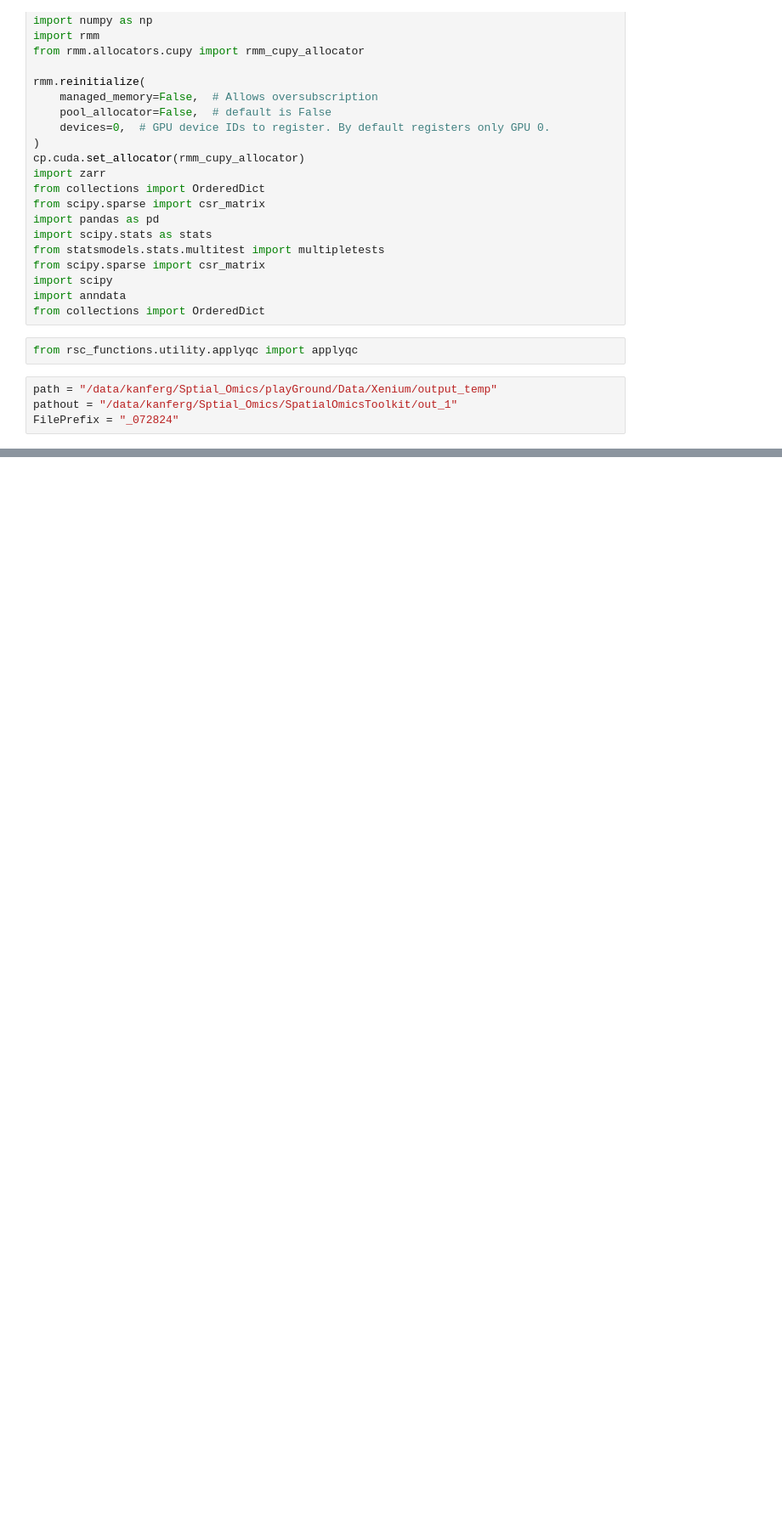
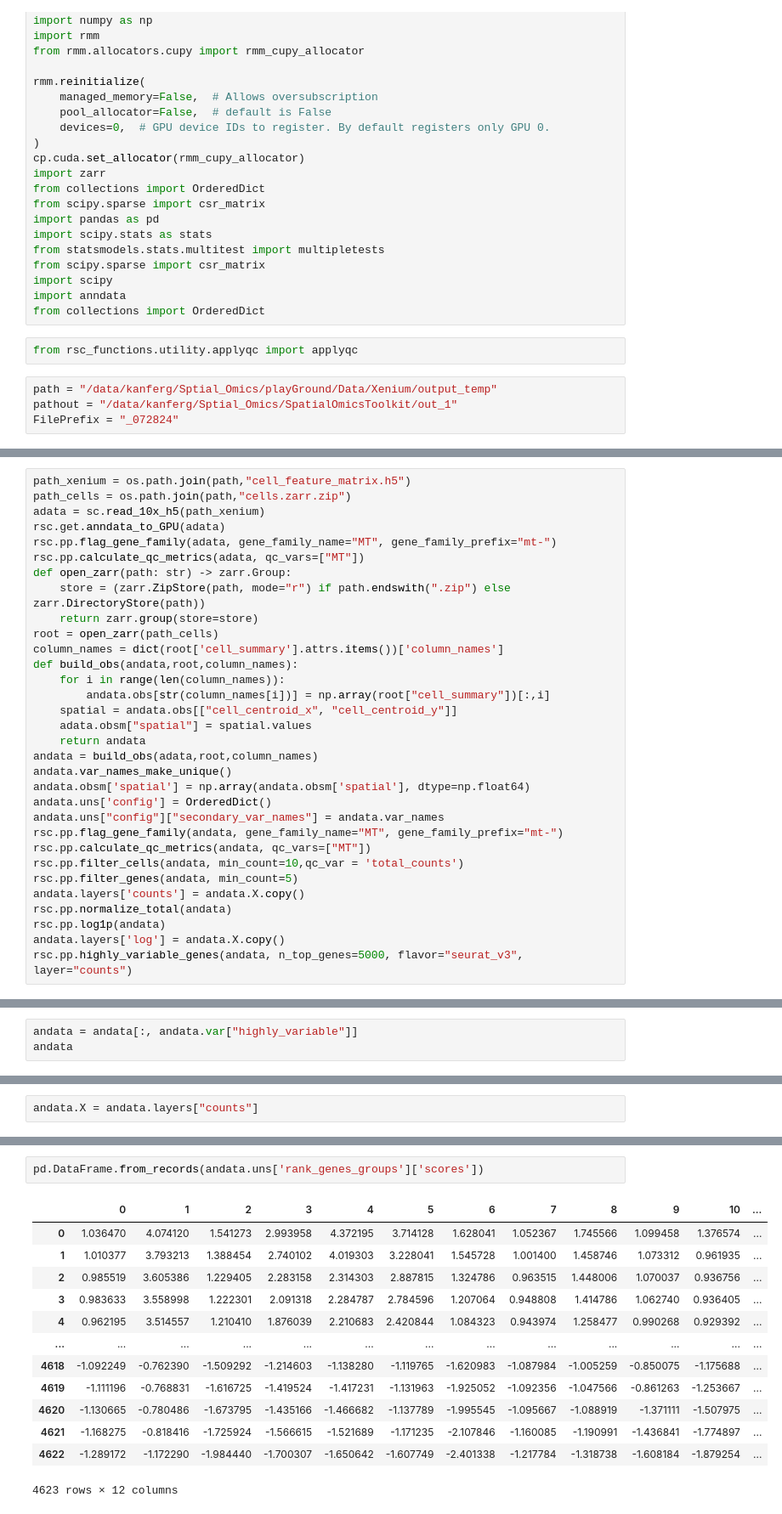
Before and after one commit to gkanfer/SpatialOmicsToolkit, a Jupyter notebook: Untitled.ipynb, the cells around one changed output, grey strips where cells are left out. Shown at 85% size. Drawn from its saved outputs; the diff is of its cells as text; blank space fills up the shorter version.

Commit message:
xenium analysis rapid

```diff
--- a/Untitled.ipynb
+++ b/Untitled.ipynb
@@ -88,0 +44,32 @@ SpatRep.andata.var
+# %%
+path_xenium = os.path.join(path,"cell_feature_matrix.h5")
+path_cells = os.path.join(path,"cells.zarr.zip")
+adata = sc.read_10x_h5(path_xenium)
+rsc.get.anndata_to_GPU(adata)
+rsc.pp.flag_gene_family(adata, gene_family_name="MT", gene_family_prefix="mt-")
+rsc.pp.calculate_qc_metrics(adata, qc_vars=["MT"])
+def open_zarr(path: str) -> zarr.Group:
+    store = (zarr.ZipStore(path, mode="r") if path.endswith(".zip") else zarr.DirectoryStore(path))
+    return zarr.group(store=store)
+root = open_zarr(path_cells)
+column_names = dict(root['cell_summary'].attrs.items())['column_names']
+def build_obs(andata,root,column_names):
+    for i in range(len(column_names)):
+        andata.obs[str(column_names[i])] = np.array(root["cell_summary"])[:,i]
+    spatial = andata.obs[["cell_centroid_x", "cell_centroid_y"]]
+    adata.obsm["spatial"] = spatial.values
+    return andata
+andata = build_obs(adata,root,column_names)
+andata.var_names_make_unique()
+andata.obsm['spatial'] = np.array(andata.obsm['spatial'], dtype=np.float64)
+andata.uns['config'] = OrderedDict()
+andata.uns["config"]["secondary_var_names"] = andata.var_names
+rsc.pp.flag_gene_family(andata, gene_family_name="MT", gene_family_prefix="mt-")
+rsc.pp.calculate_qc_metrics(andata, qc_vars=["MT"])
+rsc.pp.filter_cells(andata, min_count=10,qc_var = 'total_counts')
+rsc.pp.filter_genes(andata, min_count=5)
+andata.layers['counts'] = andata.X.copy()
+rsc.pp.normalize_total(andata)
+rsc.pp.log1p(andata)
+andata.layers['log'] = andata.X.copy()
+rsc.pp.highly_variable_genes(andata, n_top_genes=5000, flavor="seurat_v3", layer="counts")
@@ -88,0 +79,3 @@ SpatRep.andata.var
+# %%
+andata = andata[:, andata.var["highly_variable"]]
+andata
@@ -393,0 +158,2 @@ Colorbar tick labels: [Text(1, 8.0, '8'), Text(1, 16.0, '16'), Text(1, 24.0, '24
+# %%
+andata.X = andata.layers["counts"]
@@ -393,0 +255,16 @@ Colorbar tick labels: [Text(1, 8.0, '8'), Text(1, 16.0, '16'), Text(1, 24.0, '24
+# %%
+pd.DataFrame.from_records(andata.uns['rank_genes_groups']['scores'])
+# %% [output]
+|  | 0 | 1 | 2 | 3 | 4 | 5 | 6 | 7 | 8 | 9 | 10 | ... |
+| 0 | 1.036470 | 4.074120 | 1.541273 | 2.993958 | 4.372195 | 3.714128 | 1.628041 | 1.052367 | 1.745566 | 1.099458 | 1.376574 | ... |
+| 1 | 1.010377 | 3.793213 | 1.388454 | 2.740102 | 4.019303 | 3.228041 | 1.545728 | 1.001400 | 1.458746 | 1.073312 | 0.961935 | ... |
+| 2 | 0.985519 | 3.605386 | 1.229405 | 2.283158 | 2.314303 | 2.887815 | 1.324786 | 0.963515 | 1.448006 | 1.070037 | 0.936756 | ... |
+| 3 | 0.983633 | 3.558998 | 1.222301 | 2.091318 | 2.284787 | 2.784596 | 1.207064 | 0.948808 | 1.414786 | 1.062740 | 0.936405 | ... |
+| 4 | 0.962195 | 3.514557 | 1.210410 | 1.876039 | 2.210683 | 2.420844 | 1.084323 | 0.943974 | 1.258477 | 0.990268 | 0.929392 | ... |
+| ... | ... | ... | ... | ... | ... | ... | ... | ... | ... | ... | ... | ... |
+| 4618 | -1.092249 | -0.762390 | -1.509292 | -1.214603 | -1.138280 | -1.119765 | -1.620983 | -1.087984 | -1.005259 | -0.850075 | -1.175688 | ... |
+| 4619 | -1.111196 | -0.768831 | -1.616725 | -1.419524 | -1.417231 | -1.131963 | -1.925052 | -1.092356 | -1.047566 | -0.861263 | -1.253667 | ... |
+| 4620 | -1.130665 | -0.780486 | -1.673795 | -1.435166 | -1.466682 | -1.137789 | -1.995545 | -1.095667 | -1.088919 | -1.371111 | -1.507975 | ... |
+| 4621 | -1.168275 | -0.818416 | -1.725924 | -1.566615 | -1.521689 | -1.171235 | -2.107846 | -1.160085 | -1.190991 | -1.436841 | -1.774897 | ... |
+| 4622 | -1.289172 | -1.172290 | -1.984440 | -1.700307 | -1.650642 | -1.607749 | -2.401338 | -1.217784 | -1.318738 | -1.608184 | -1.879254 | ... |
+4623 rows × 12 columns
```
Also changed, not shown: parts of 75 cells of this notebook, 6 other files.
